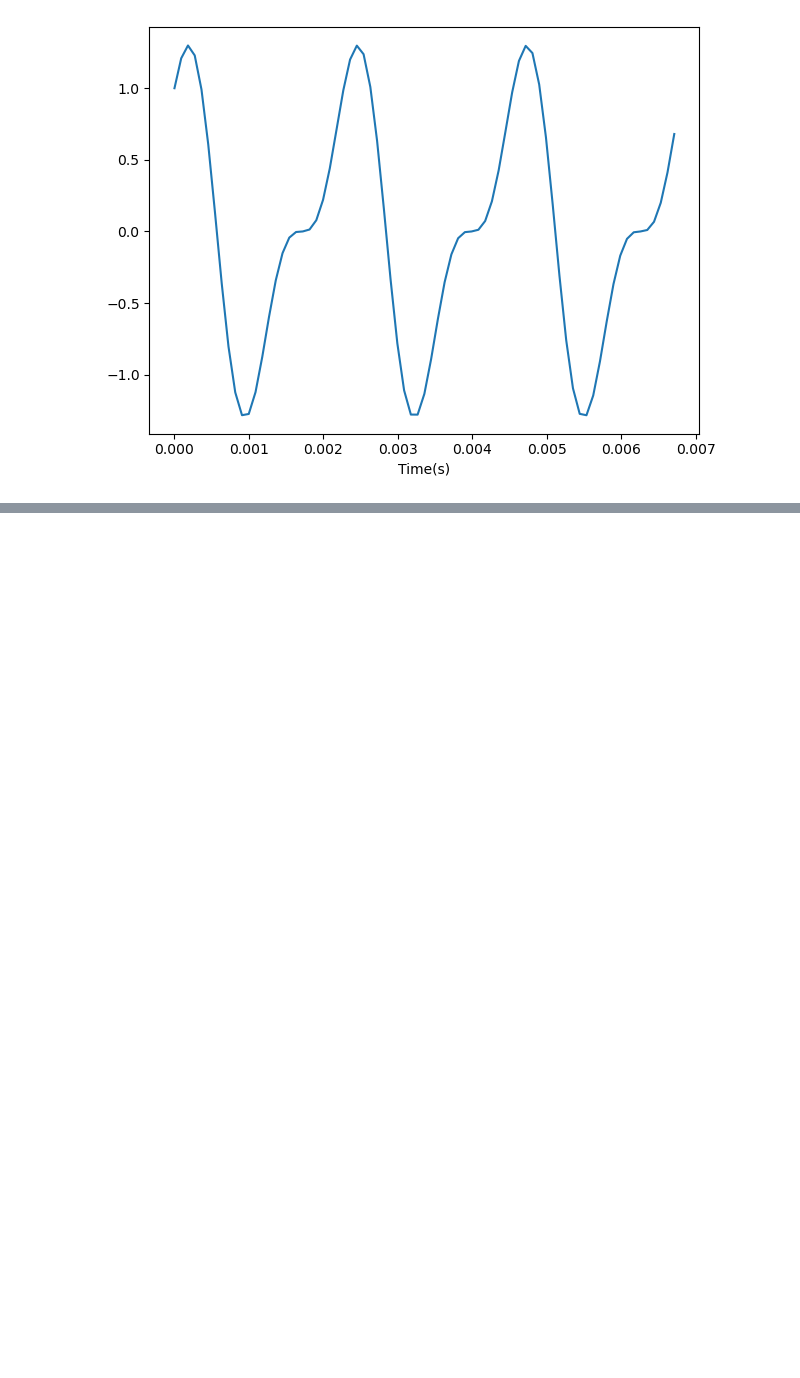
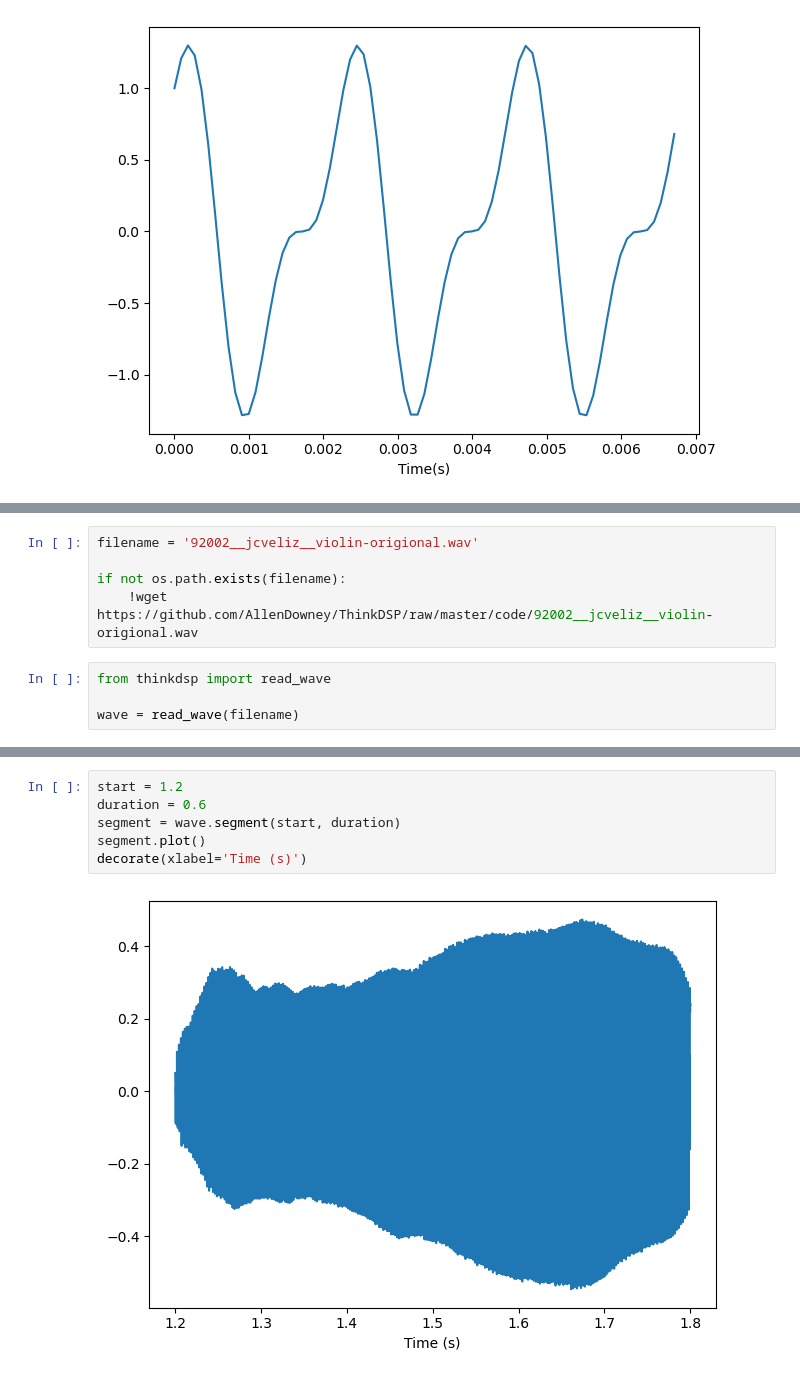
Before and after one commit to Hanson0901/signal, a Jupyter notebook: ch1_1.ipynb, the cells around one changed output, grey strips where cells are left out. Drawn from its saved outputs; the diff is of its cells as text; blank space fills up the shorter version.

```diff
--- a/ch1_1.ipynb
+++ b/ch1_1.ipynb
@@ -25,0 +73,9 @@ decorate(xlabel="Time(s)")
+# %%
+filename = '92002__jcveliz__violin-origional.wav'
+
+if not os.path.exists(filename):
+    !wget https://github.com/AllenDowney/ThinkDSP/raw/master/code/92002__jcveliz__violin-origional.wav
+# %%
+from thinkdsp import read_wave
+
+wave = read_wave(filename)
@@ -25,0 +86,8 @@ decorate(xlabel="Time(s)")
+# %%
+start = 1.2
+duration = 0.6
+segment = wave.segment(start, duration)
+segment.plot()
+decorate(xlabel='Time (s)')
+# %% [output]
+[figure, added]
```
Also changed, not shown: parts of 24 cells of this notebook, 5 other files.
